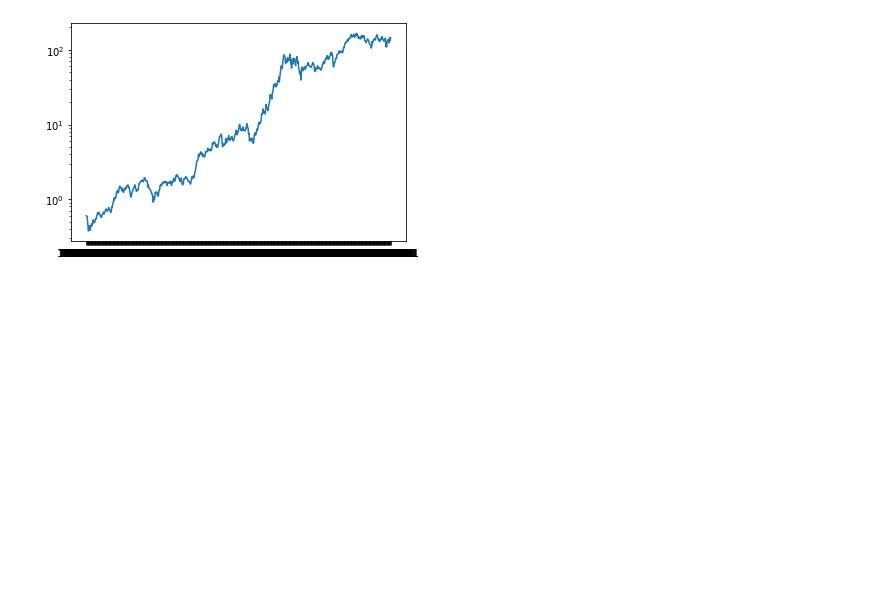
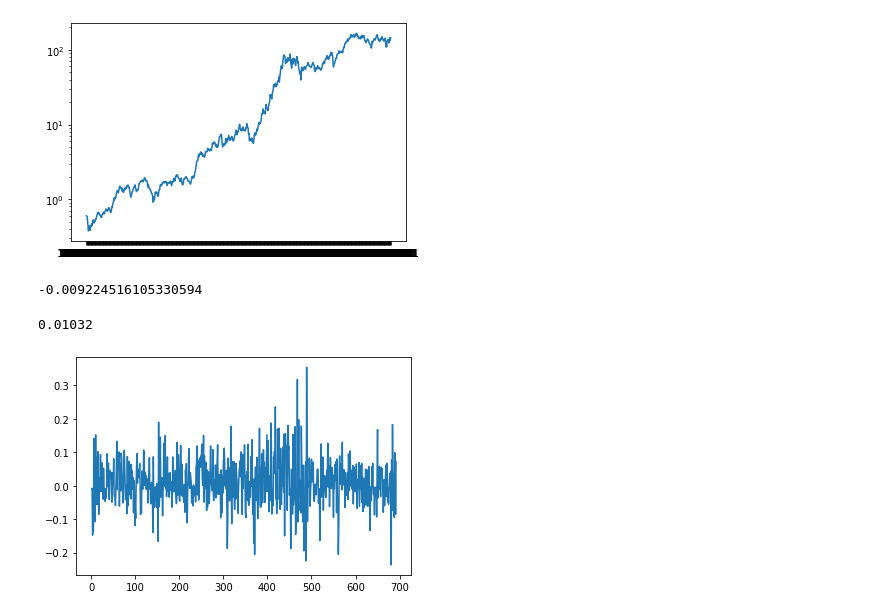
Before and after one commit to damiansp/TS, a Jupyter notebook: python/finance/04_data_sources/data_sources.py.ipynb, the cells around one changed output. Cells and saved outputs as stored; diff of their text form; code cells hidden in the pictures; blank space fills up the shorter version.

```diff
--- a/python/finance/04_data_sources/data_sources.py.ipynb
+++ b/python/finance/04_data_sources/data_sources.py.ipynb
@@ -38,5 +40,22 @@ plt.yscale('log');
 # %% [output]
 [figure]
 # %%
-ret = x.AdjClose[1:] / x.AdjClose[:-1] - 1
-x['ret'] = ret
+x.AdjClose[1] / x.AdjClose[0] - 1
+# %% [output]
+-0.009224516105330594
+# %%
+x['ret'] = 0
+for i in range(x.shape[0]):
+    if i == 0:
+        x.loc[i, 'ret'] = np.nan
+    else:
+        x.loc[i, 'ret'] = (x.loc[i, 'AdjClose'] / x.loc[i - 1, 'AdjClose']
+                           - 1)
+# %%
+print(f'{x.ret.mean():.5f}')
+# %% [output]
+0.01032
+# %%
+plt.plot(x.ret);
+# %% [output]
+[figure, added]
```
Also changed, not shown: parts of 1 cell of this notebook.
